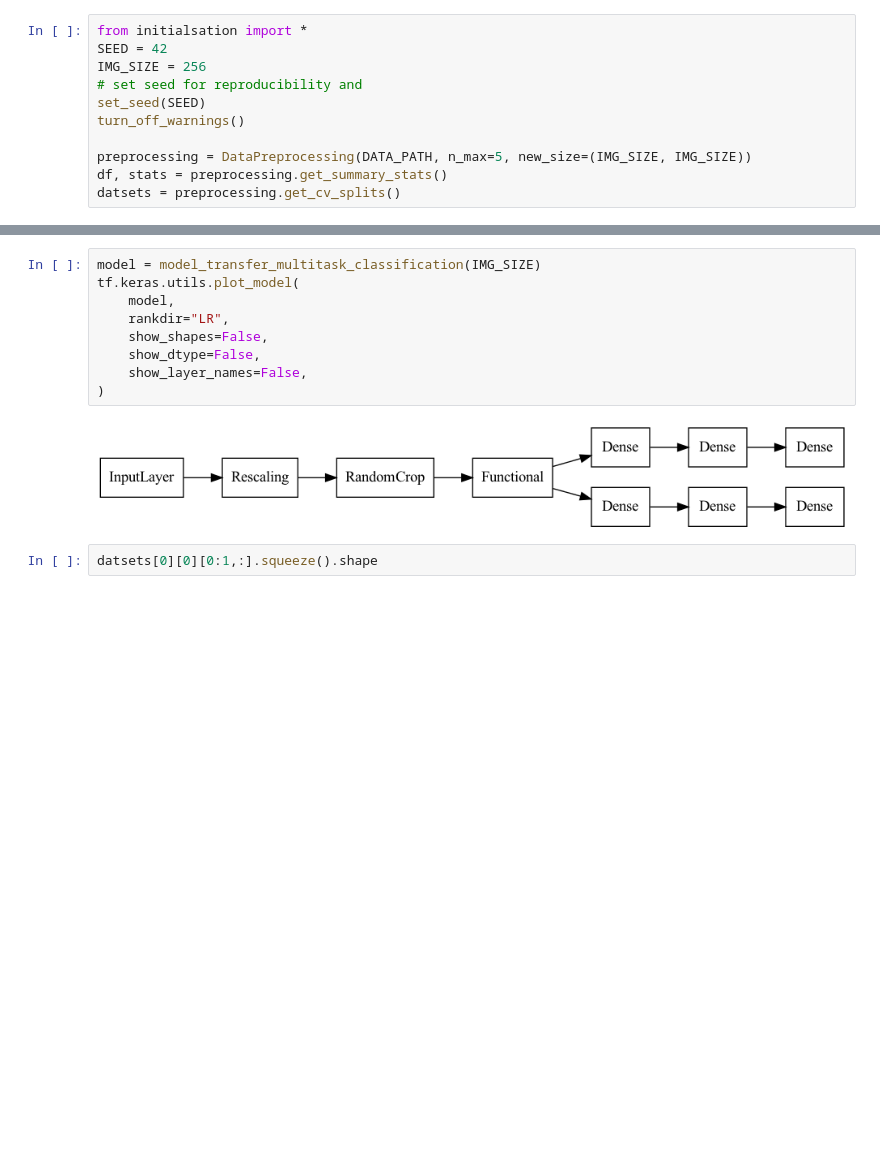
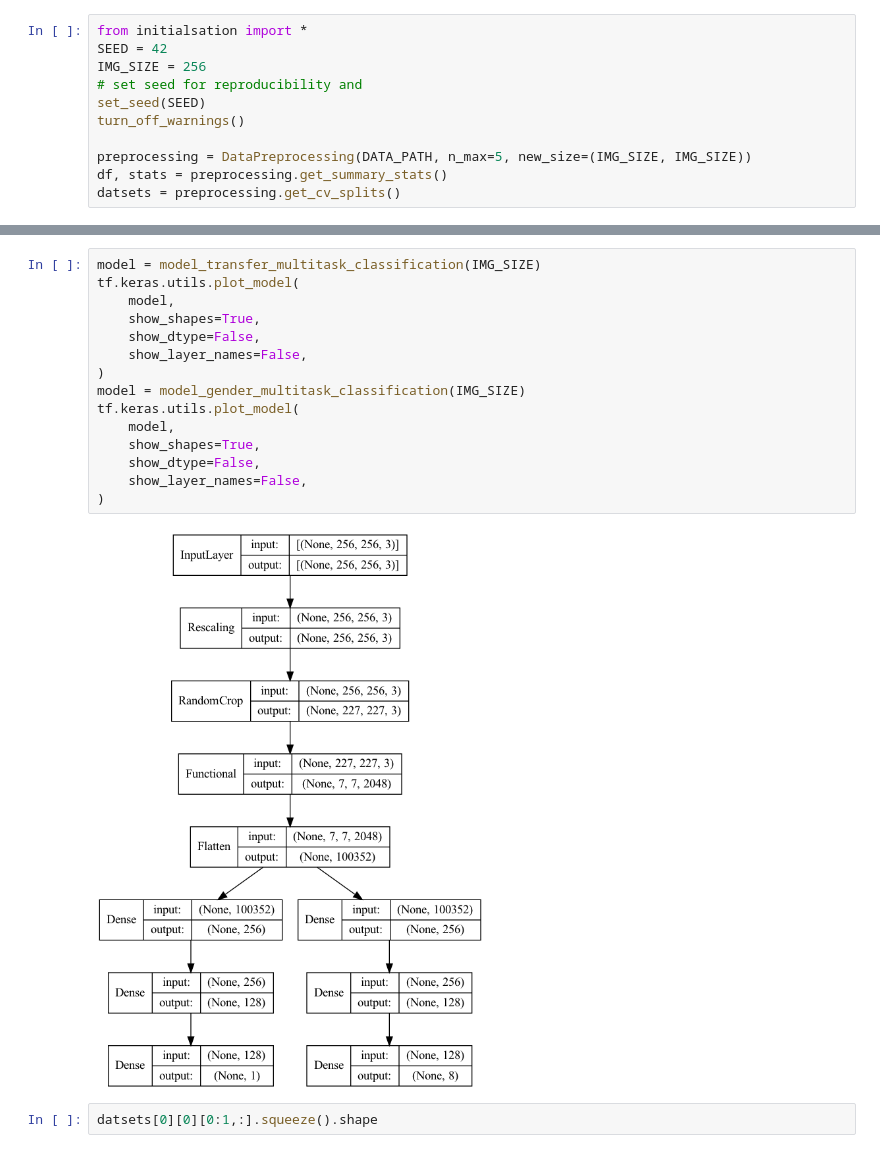
Before and after one commit to tejasr112002/Gender_recognition, a Jupyter notebook: test.ipynb, the cells around one changed output, grey strips where cells are left out. Cells and saved outputs as stored; diff of their text form; blank space fills up the shorter version.

Commit message:
changes of fully connected layers

```diff
--- a/test.ipynb
+++ b/test.ipynb
@@ -34,14 +45,20 @@ ________________________________________________________________________________
 # %%
 model = model_transfer_multitask_classification(IMG_SIZE)
 tf.keras.utils.plot_model(
     model,
-    rankdir="LR",
-    show_shapes=False,
+    show_shapes=True,
     show_dtype=False,
     show_layer_names=False,
 )
+model = model_gender_multitask_classification(IMG_SIZE)
+tf.keras.utils.plot_model(
+    model,
+    show_shapes=True,
+    show_dtype=False,
+    show_layer_names=False,
+)
 # %% [output]
-[figure, old version]
+[figure, new version]
 # %%
 datsets[0][0][0:1,:].squeeze().shape
 # %% [output]
```
Also changed, not shown: parts of 2 cells of this notebook, 2 other files.
